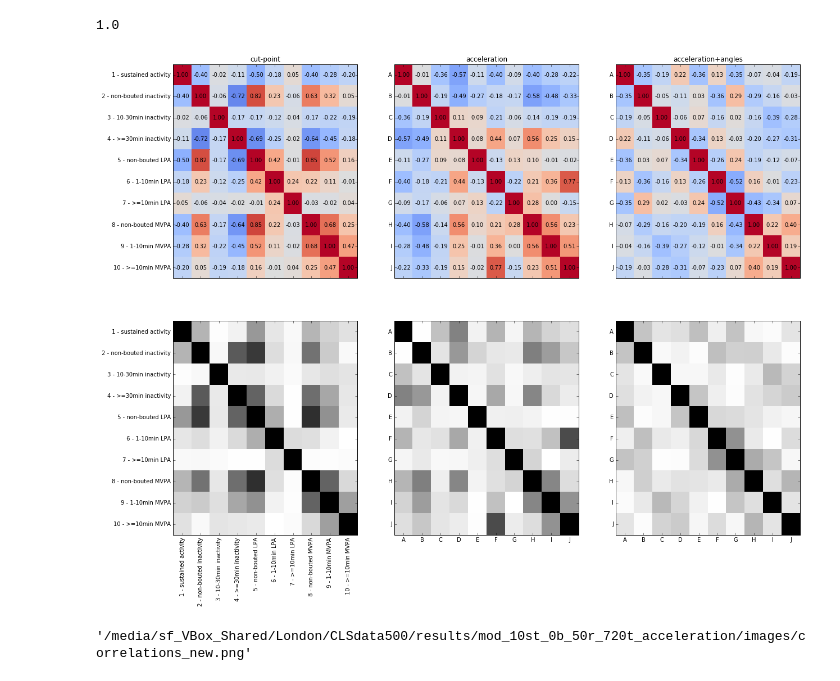
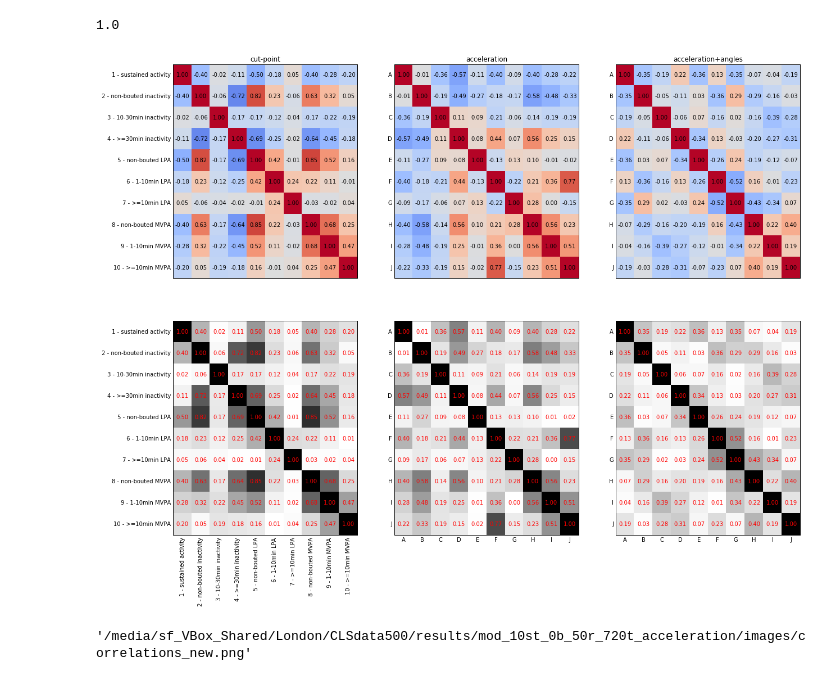
Before and after one commit to wadpac/millenniumcohort-acc, a Jupyter notebook: python/notebooks/PCA_2models.ipynb, the cells around one changed output. Cells and saved outputs as stored; diff of their text form; code cells hidden in the pictures.

Commit message:
Made somewhat nicer correlation plot

```diff
--- a/python/notebooks/PCA_2models.ipynb
+++ b/python/notebooks/PCA_2models.ipynb
@@ -96,7 +96,7 @@ cumvars
 # %% [markdown]
 ## Correlation
 # %%
-def get_pcolorplot(correlations, ax, cmap='coolwarm', vmin=-1, vmax=1, xlabels=None, ylabels=None, plotvalues=False):
+def get_pcolorplot(correlations, ax, cmap='coolwarm', vmin=-1, vmax=1, xlabels=None, ylabels=None, values_c=None):
     ax.pcolor(correlations, cmap=cmap, vmin=vmin, vmax=vmax)
     ax.set_yticks(np.arange(correlations.shape[0]) + 0.5, minor=False)
     ax.set_xticks(np.arange(correlations.shape[1]) + 0.5, minor=False)
@@ -106,13 +106,15 @@ def get_pcolorplot(correlations, ax, cmap='coolwarm', vmin=-1, vmax=1, xlabels=N
         ylabels2 = range(correlations.shape[1])
     else:
         ylabels2 = ylabels
-    if plotvalues:
+    if values_c is not None:
         for y in range(correlations.shape[0]):
             for x in range(correlations.shape[1]):
                 ax.text(x + 0.5, y + 0.5, '%.2f' % correlations.values[y, x],
                          horizontalalignment='center',
                          verticalalignment='center',
-                       fontsize=10)
+                       fontsize=10,
+                       color=values_c)
     ax.invert_yaxis()
     ax.set_xticklabels(xlabels, minor=False)
     ax.set_yticklabels(ylabels2, minor=False)
+    ax.tick_params(length=0)
@@ -205,32 +187,32 @@ cor_cutoff_df.values[0,0]
 1.0
 # %%
 fig, axes = plt.subplots(2,3, figsize=(20,15), sharex='col')
-get_pcolorplot(cor_cutoff_df, axes[0,0], plotvalues=True)
-get_pcolorplot(cor_model1_df, axes[0,1], plotvalues=True)
-get_pcolorplot(cor_model2_df, axes[0,2], plotvalues=True)
-get_pcolorplot(np.abs(cor_cutoff_df), axes[1,0], plt.cm.Greys, 0, 1)
-get_pcolorplot(np.abs(cor_model1_df), axes[1,1], plt.cm.Greys, 0, 1)
-get_pcolorplot(np.abs(cor_model2_df), axes[1,2], plt.cm.Greys, 0, 1)
+get_pcolorplot(cor_cutoff_df, axes[0,0], values_c='black')
+get_pcolorplot(cor_model1_df, axes[0,1], values_c='black')
+get_pcolorplot(cor_model2_df, axes[0,2], values_c='black')
+get_pcolorplot(np.abs(cor_cutoff_df), axes[1,0], plt.cm.Greys, 0, 1, values_c='red')
+get_pcolorplot(np.abs(cor_model1_df), axes[1,1], plt.cm.Greys, 0, 1, values_c='red')
+get_pcolorplot(np.abs(cor_model2_df), axes[1,2], plt.cm.Greys, 0, 1, values_c='red')
 
 axes[0,0].set_title('cut-point')
 axes[0,1].set_title('acceleration')
 axes[0,2].set_title('acceleration+angles')
 
 axes[0,0].set_yticklabels(cor_cutoff_df.columns)
 axes[1,0].set_yticklabels(cor_cutoff_df.columns)
 axes[1,0].set_xticklabels(cor_cutoff_df.columns, rotation=90)
 
 axes[0,1].set_yticklabels(cor_model1_df.columns)
 axes[1,1].set_yticklabels(cor_model1_df.columns)
 axes[1,1].set_xticklabels(cor_model1_df.columns)
 
 axes[0,2].set_yticklabels(cor_model2_df.columns)
 axes[1,2].set_yticklabels(cor_model2_df.columns)
 axes[1,2].set_xticklabels(cor_model2_df.columns)
 plt.savefig('correlations_new.png', dpi=300)
 plt.show()
 # %% [output]
-[figure, old version]
+[figure, new version]
 # %%
 os.path.join(config.image_path, 'correlations_new.png')
 # %% [output]
```
Also changed, not shown: parts of 1 cell of this notebook.
